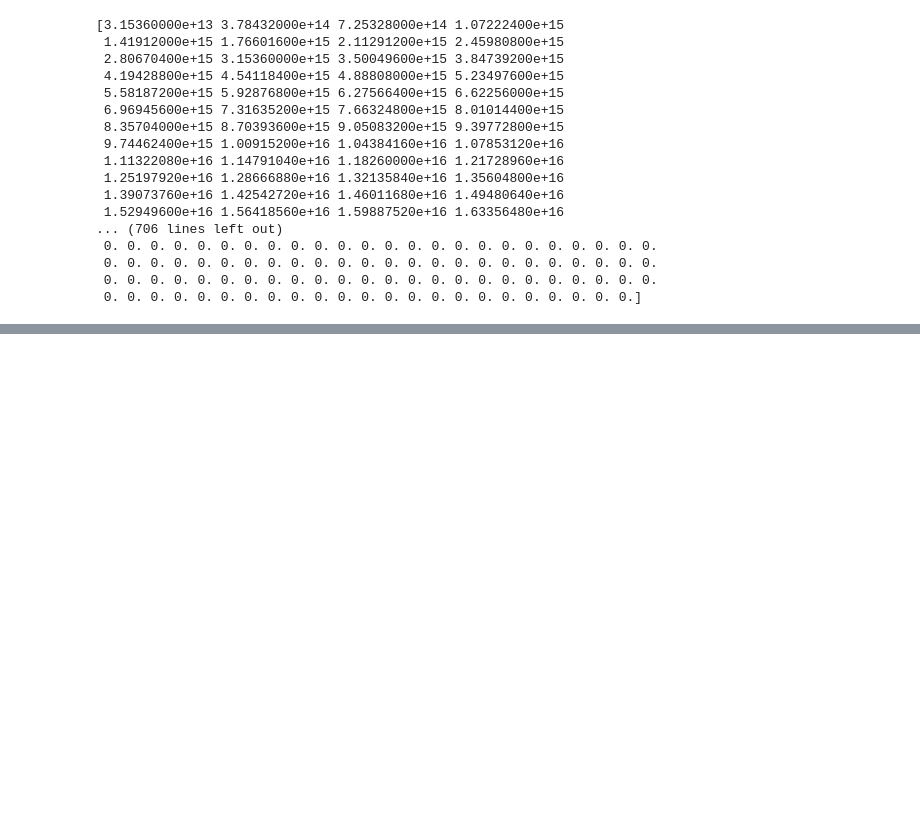
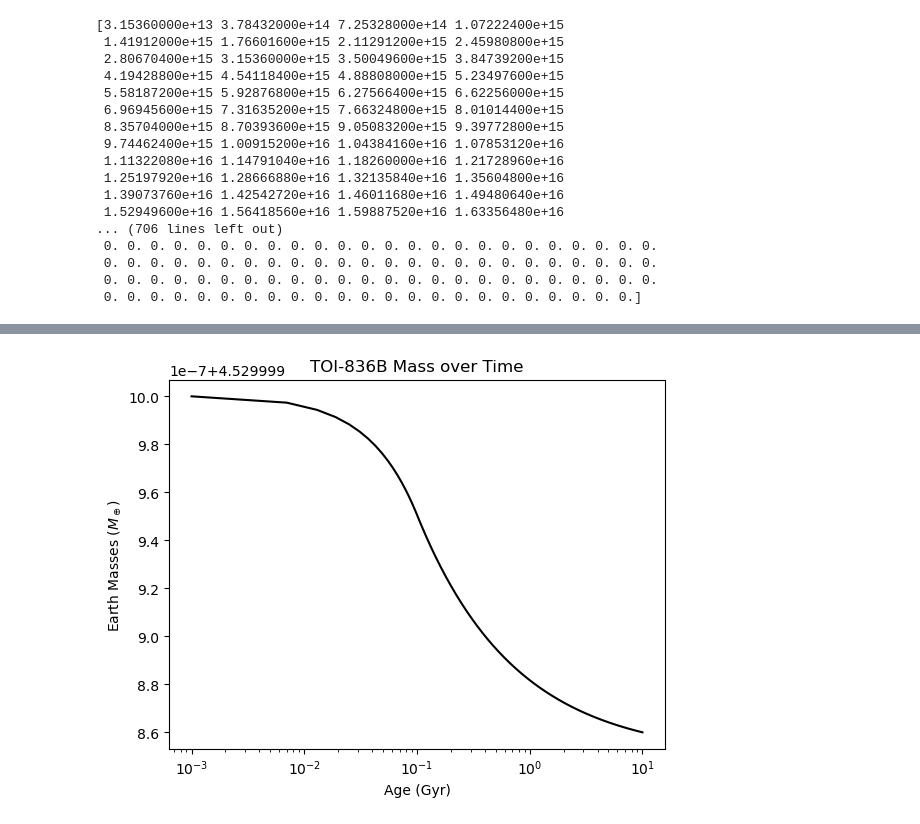
Before and after one commit to an0wen/astro9-w25-steamworldsloss, a Jupyter notebook: planet_evolution_AC.ipynb, the cells around one changed output, grey strips where cells are left out. Saved outputs shown, nothing was run; the diff lists cells and outputs as text; code cells hidden in the pictures; blank space fills up the shorter version.

```diff
--- a/planet_evolution_AC.ipynb
+++ b/planet_evolution_AC.ipynb
@@ -189,0 +198,9 @@ print(error_array)
+# %%
+plt.plot(age/(Gyr*yr), (list_planetevo_m/M_ea), color="black", linestyle="-", label="Simulated Planet")
+plt.xscale("log")
+plt.title("TOI-836B Mass over Time")
+plt.xlabel("Age (Gyr)")
+plt.ylabel("Earth Masses ($M_\\oplus$)")
+plt.show()
+# %% [output]
+[figure, added]
```
Also changed, not shown: parts of 4 cells of this notebook.
